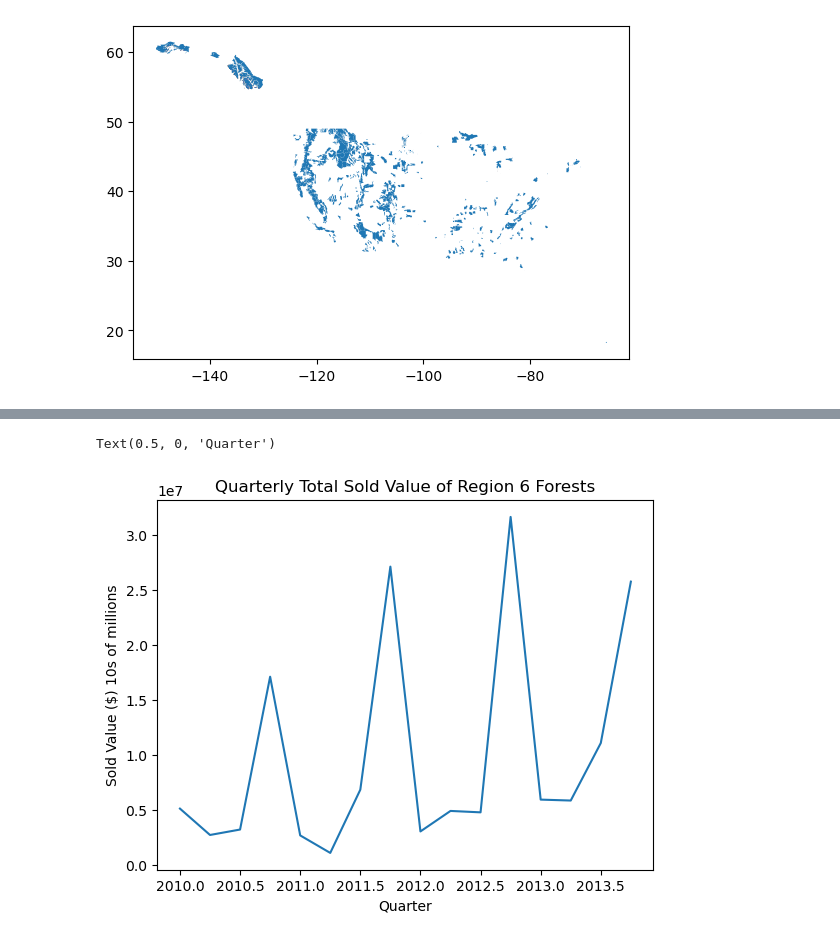
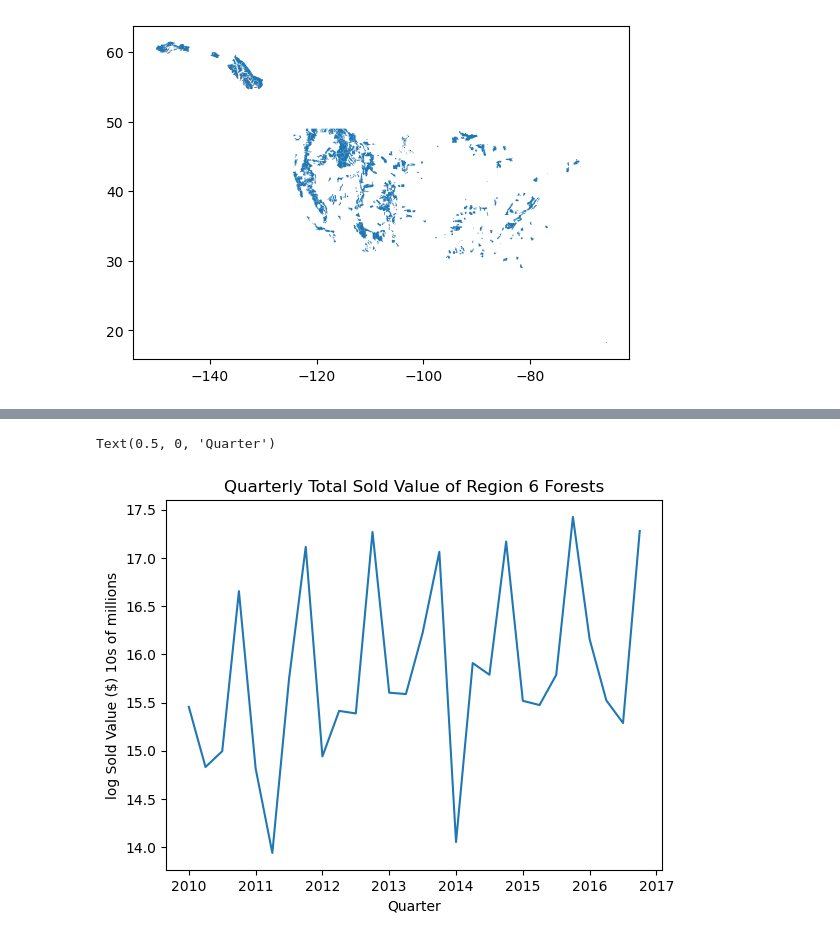
Before and after one commit to langoodall/Project-Timber-Harvesting, a Jupyter notebook: Timber.ipynb, the cells around one changed output, grey strips where cells are left out. Saved outputs shown, nothing was run; the diff lists cells and outputs as text; code cells hidden in the pictures.

```diff
--- a/Timber.ipynb
+++ b/Timber.ipynb
@@ -72,8 +87,10 @@ df['Numeric_Quarter'] = df['Year'] + (df['Quarter_Num'] - 1) / 4
 # %%
 # Create total harvest dataframe and X/y objects then model
 totalHarvestDf = df.groupby(['Numeric_Quarter'])[['Sold_Value']].agg('sum').reset_index()
+totalHarvestDf['log'] = np.log(totalHarvestDf['Sold_Value'])
+# totalHarvestDf = totalHarvestDf.iloc[:-1] # used to remove the last row which is 0 in log, uncomment if all quarters present
 X = totalHarvestDf['Numeric_Quarter']
-y = totalHarvestDf['Sold_Value']
+y = totalHarvestDf['log']
 model = sm.OLS(y, sm.add_constant(X))
 model_fit = model.fit()
 
@@ -96,12 +133,12 @@ Text(0, 0.5, '$\\sqrt{Standardized Residuals}$')
 # %%
 # Check out pattern of total sold value
-sns.lineplot(totalHarvestDf, x='Numeric_Quarter', y='Sold_Value')
+sns.lineplot(totalHarvestDf, x='Numeric_Quarter', y='log')
 plt.title('Quarterly Total Sold Value of Region 6 Forests')
-plt.ylabel("Sold Value ($) 10s of millions")
+plt.ylabel("log Sold Value ($) 10s of millions")
 plt.xlabel('Quarter')
 # %% [output]
 Text(0.5, 0, 'Quarter')
-[figure, old version]
+[figure, new version]
 # %%
 # Test the stationarity of the differenced y variable using the ADF test
 # We did good
```
Also changed, not shown: parts of 10 cells of this notebook.
